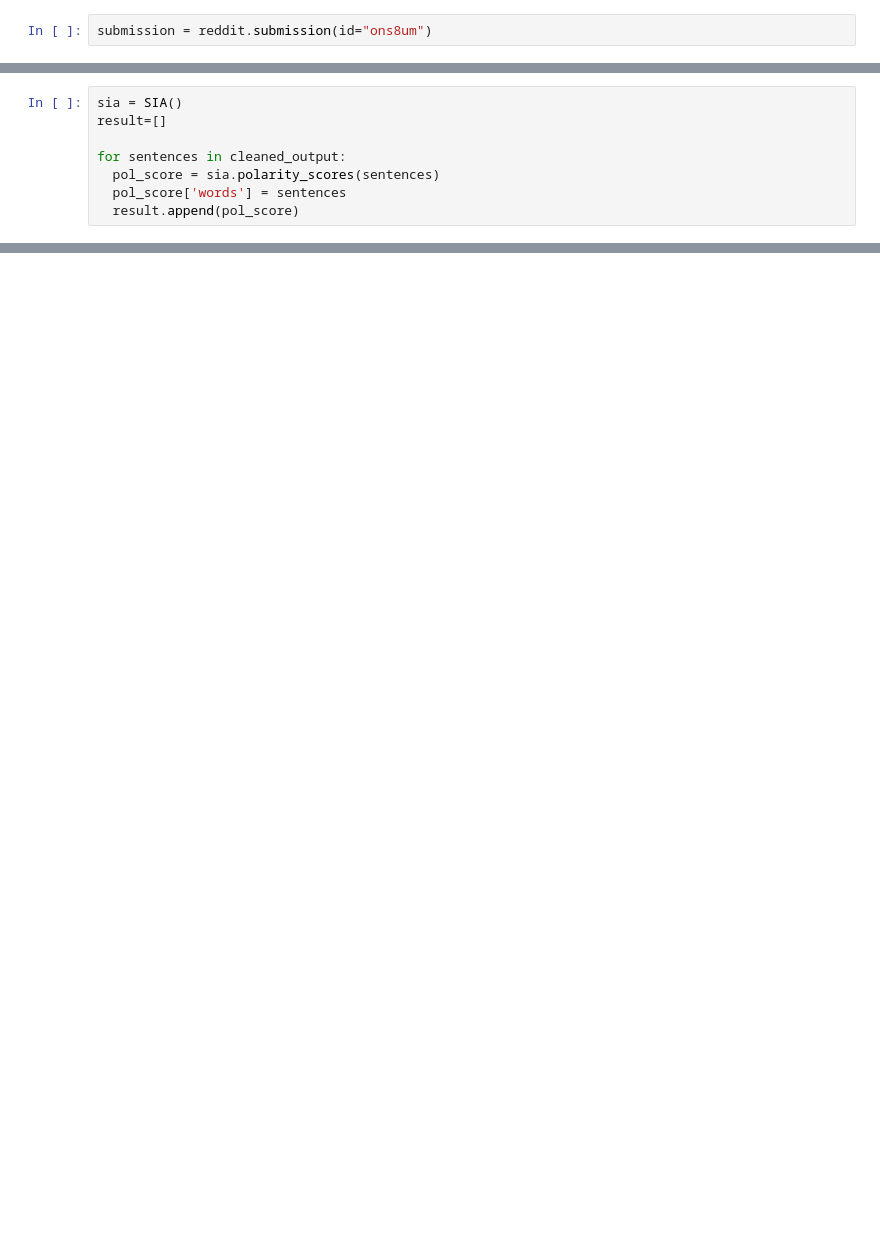
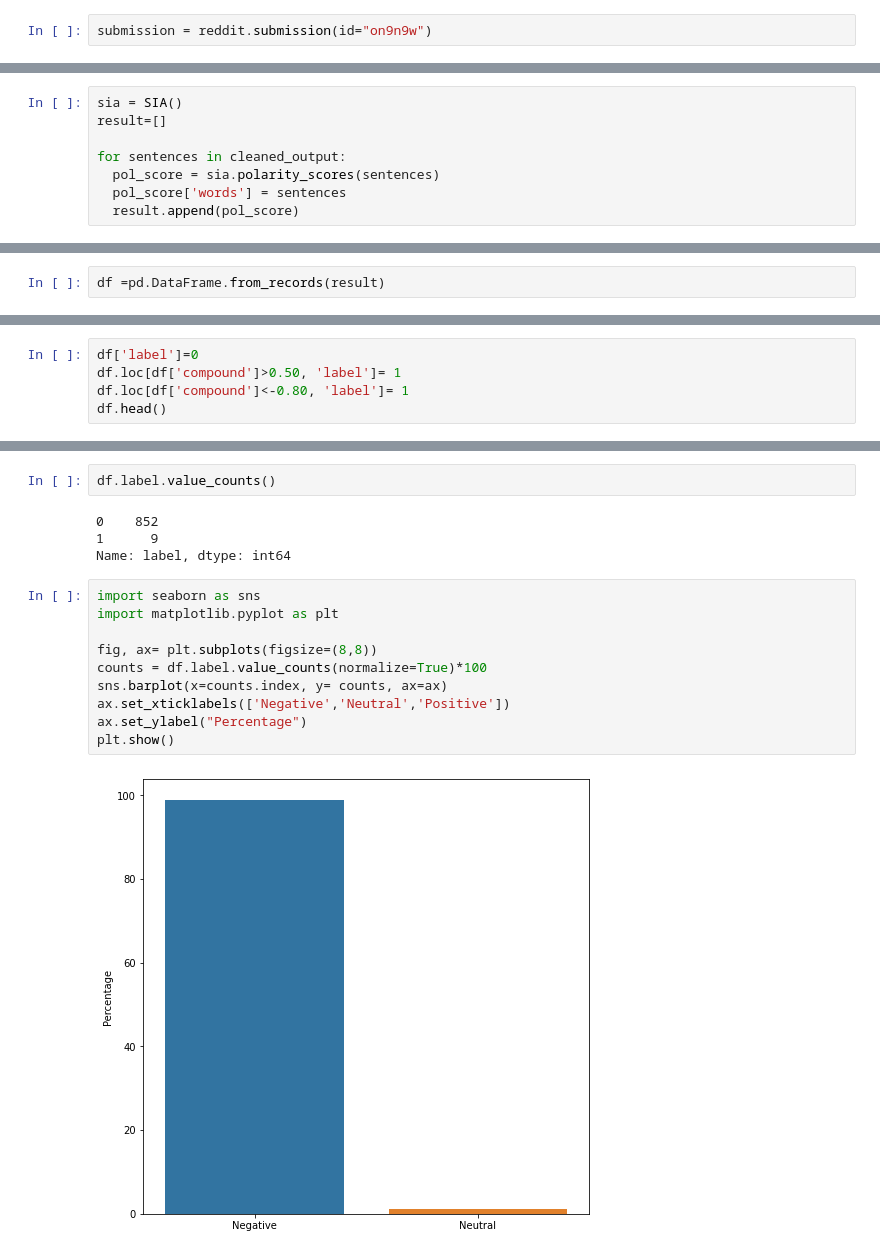
Before and after one commit to NaomiMH/Informaci-n_Act2, a Jupyter notebook: Comments_Reddit.ipynb, the cells around one changed output, grey strips where cells are left out. Cells and saved outputs as stored; diff of their text form; blank space fills up the shorter version.

```diff
--- a/Comments_Reddit.ipynb
+++ b/Comments_Reddit.ipynb
@@ -22,6 +22,6 @@ url = "https://www.reddit.com/r/Coronavirus/comments/ons8um/twitter_suspends_mar
 submission = reddit.submission(url=url)
 # %%
-submission = reddit.submission(id="ons8um")
+submission = reddit.submission(id="on9n9w")
 # %%
 for comment in submission.comments.list():
     print(comment.body)
@@ -159,0 +163,2 @@ OptionError: ignored
+# %%
+df =pd.DataFrame.from_records(result)
@@ -159,0 +181,5 @@ OptionError: ignored
+# %%
+df['label']=0
+df.loc[df['compound']>0.50, 'label']= 1
+df.loc[df['compound']<-0.80, 'label']= 1
+df.head()
@@ -159,0 +193,18 @@ OptionError: ignored
+# %%
+df.label.value_counts()
+# %% [output]
+0    852
+1      9
+Name: label, dtype: int64
+# %%
+import seaborn as sns
+import matplotlib.pyplot as plt
+
+fig, ax= plt.subplots(figsize=(8,8))
+counts = df.label.value_counts(normalize=True)*100
+sns.barplot(x=counts.index, y= counts, ax=ax)
+ax.set_xticklabels(['Negative','Neutral','Positive'])
+ax.set_ylabel("Percentage")
+plt.show()
+# %% [output]
+[figure, added]
```
Also changed, not shown: parts of 19 cells of this notebook.
